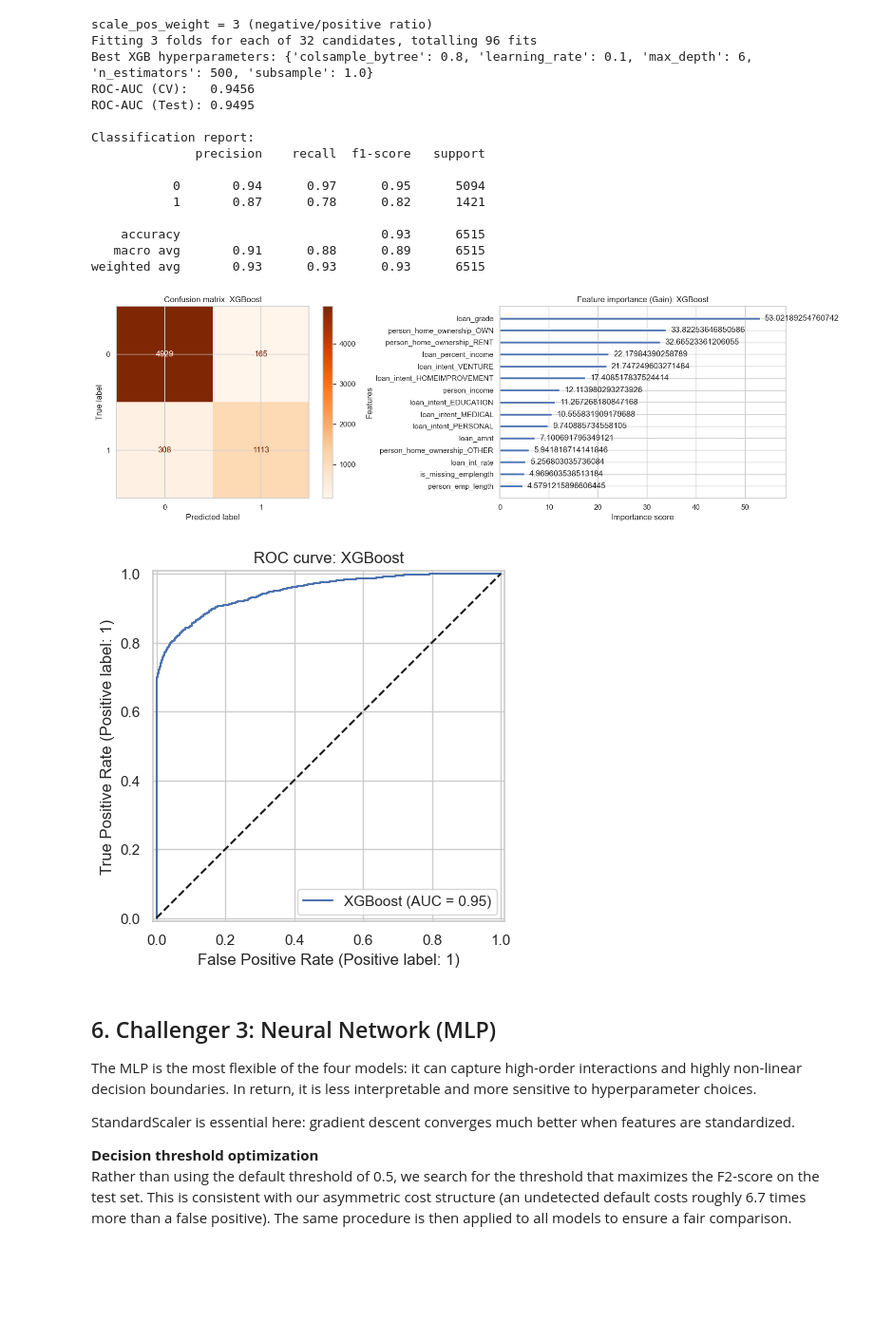
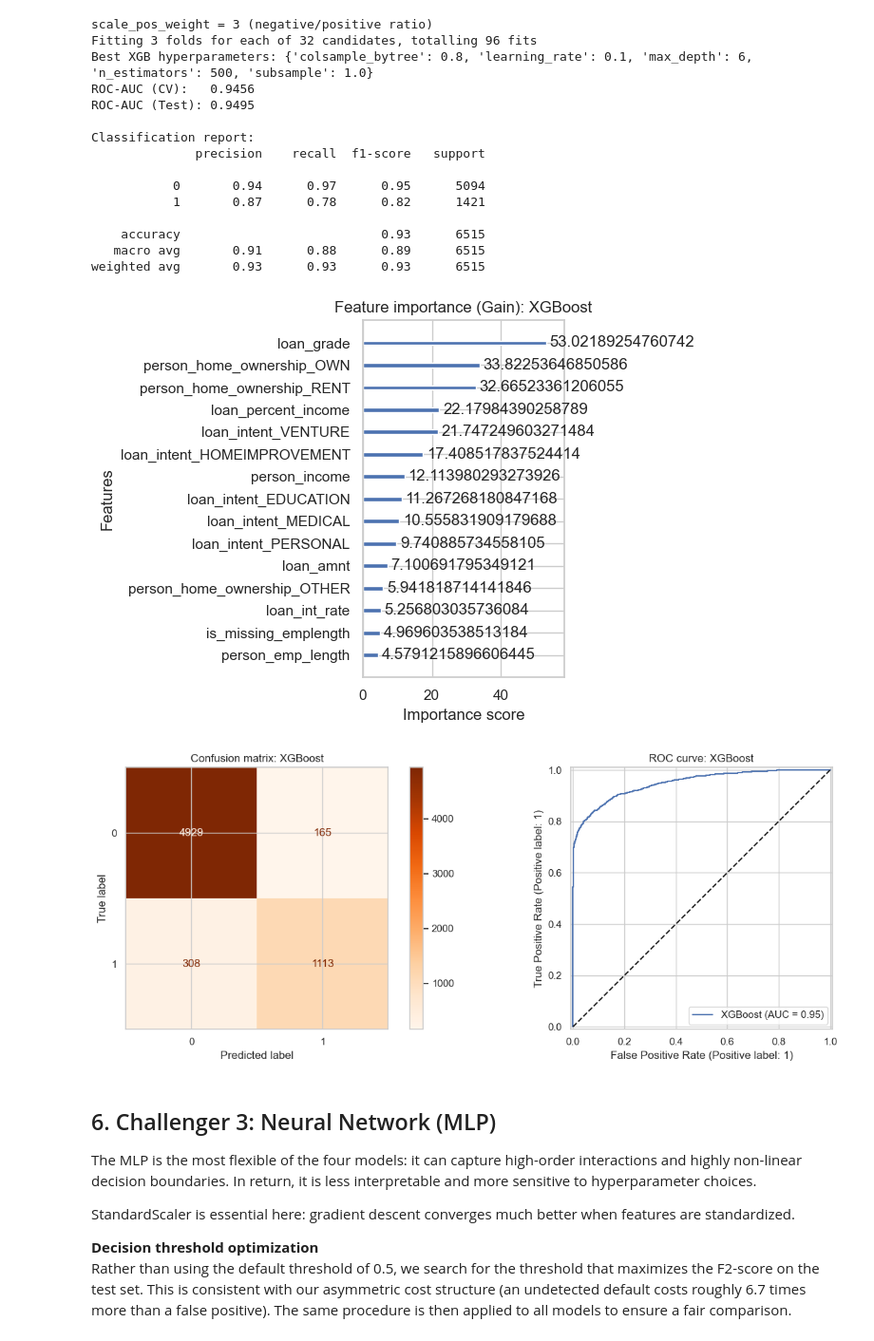
Before and after one commit to RedaAllab/credit-risk-classification, a Jupyter notebook: notebooks/credit_risk_modeling_en.ipynb, the cells around one changed output. Shown at 95% size. Drawn from its saved outputs; the diff is of its cells as text; code cells hidden in the pictures; blank space fills up the shorter version.

```diff
--- a/notebooks/credit_risk_modeling_en.ipynb
+++ b/notebooks/credit_risk_modeling_en.ipynb
@@ -364,28 +354,19 @@ Classification report:
     accuracy                           0.93      6515
    macro avg       0.91      0.88      0.89      6515
 weighted avg       0.93      0.93      0.93      6515
-# %%
-fig, axes = plt.subplots(1, 2, figsize=(16, 5))
-
-# Confusion matrix
-ConfusionMatrixDisplay.from_predictions(y_test, y_pred_xgb, cmap='Oranges', ax=axes[0])
-axes[0].set_title('Confusion matrix: XGBoost')
-
-# Feature importance (gain)
-xgb.plot_importance(
-    best_xgb, ax=axes[1], max_num_features=15,
-    importance_type='gain', title='Feature importance (Gain): XGBoost'
-)
-plt.tight_layout()
-plt.show()
-
-RocCurveDisplay.from_predictions(y_test, y_proba_xgb, name='XGBoost')
-plt.plot([0, 1], [0, 1], 'k--')
-plt.title('ROC curve: XGBoost')
-plt.show()
-# %% [output]
-[figure, removed]
-[figure, removed]
+# %%
+xgb.plot_importance(
+    best_xgb, max_num_features=15,
+    importance_type='gain', title='Feature importance (Gain): XGBoost'
+)
+plt.tight_layout()
+plt.show()
+
+plot_confusion_and_roc(y_test, y_pred_xgb, y_proba_xgb, 'XGBoost', cmap='Oranges')
+plt.show()
+# %% [output]
+[figure, added]
+[figure, added]
 # %% [markdown]
 ## 6. Challenger 3: Neural Network (MLP)
 
```
Also changed, not shown: parts of 4 cells of this notebook, 5 other files.
